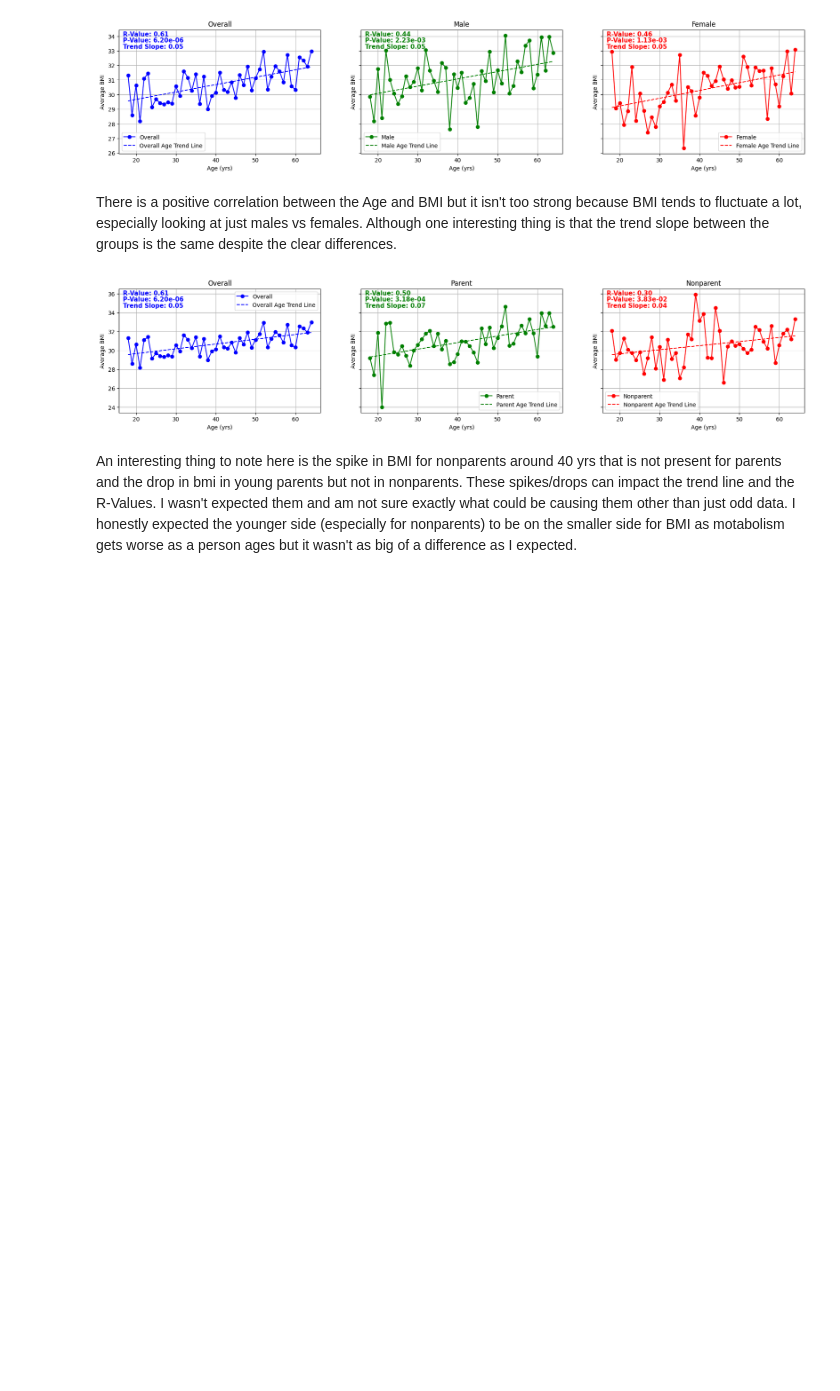
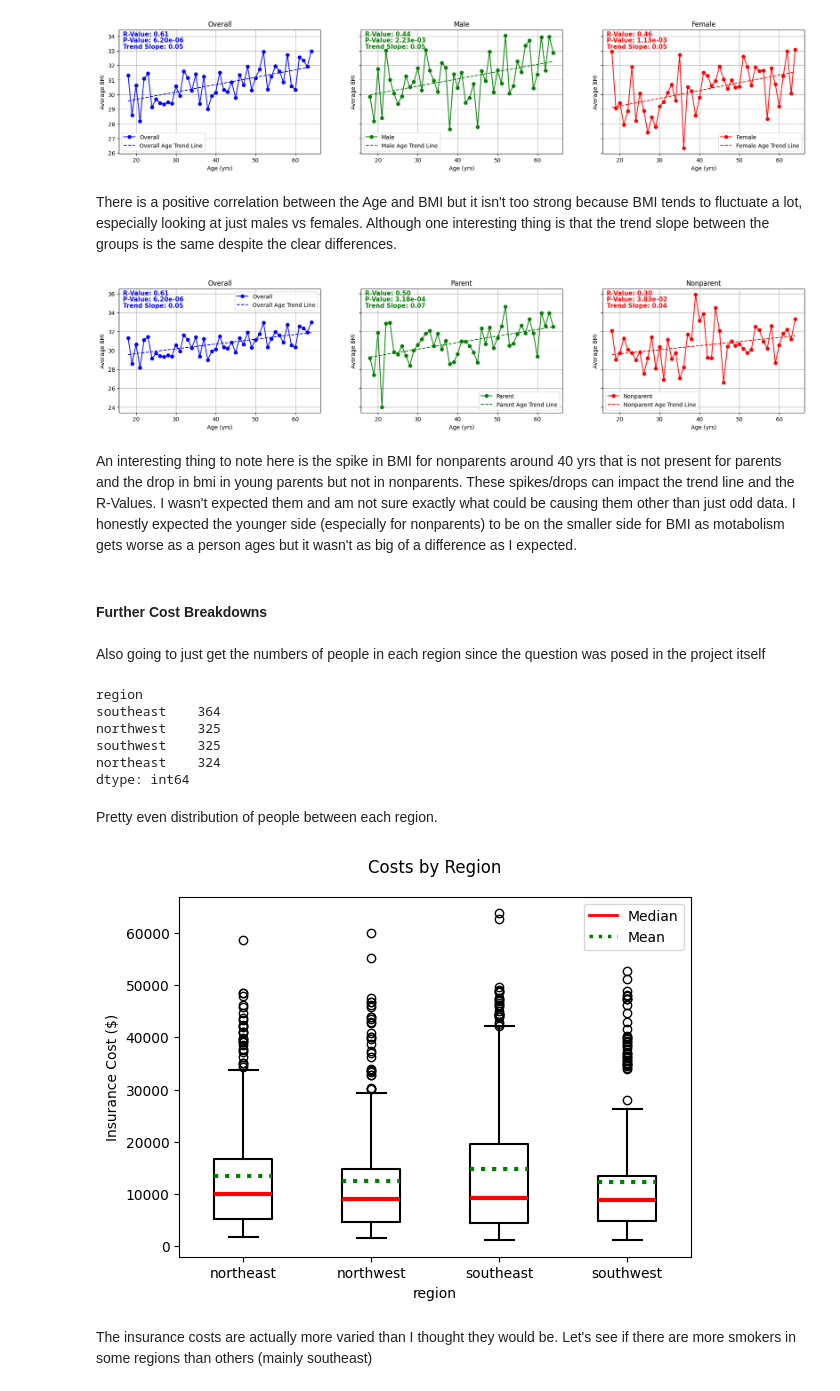
Before and after one commit to LucasCroslyn/CodingProblems, a Jupyter notebook: CodeCademy/Data Science Foundations Skill Path/Medical Insurance Full Project/us-medical-insurance-costs.ipynb, the cells around one changed output. Saved outputs shown, nothing was run; the diff lists cells and outputs as text; code cells hidden in the pictures; blank space fills up the shorter version.

Commit message:
Finished Region + Cost analysis

```diff
--- a/CodeCademy/Data Science Foundations Skill Path/Medical Insurance Full Project/us-medical-insurance-costs.ipynb
+++ b/CodeCademy/Data Science Foundations Skill Path/Medical Insurance Full Project/us-medical-insurance-costs.ipynb
@@ -282,3 +282,29 @@ for ax, (group, data) in zip(axs, avg_bmi_age_parent.items()):
 [figure]
 # %% [markdown]
 An interesting thing to note here is the spike in BMI for nonparents around 40 yrs that is not present for parents and the drop in bmi in young parents but not in nonparents. These spikes/drops can impact the trend line and the R-Values. I wasn't expected them and am not sure exactly what could be causing them other than just odd data. I honestly expected the younger side (especially for nonparents) to be on the smaller side for BMI as motabolism gets worse as a person ages but it wasn't as big of a difference as I expected.
+# %% [markdown]
+#### Further Cost Breakdowns
+# %% [markdown]
+Also going to just get the numbers of people in each region since the question was posed in the project itself
+# %%
+insurance_data.groupby("region").size().sort_values(ascending=False)
+# %% [output]
+region
+southeast    364
+northwest    325
+southwest    325
+northeast    324
+dtype: int64
+# %% [markdown]
+Pretty even distribution of people between each region.
+# %%
+insurance_data.boxplot(column="charges", by="region", grid=False, showmeans=True, meanline=True, boxprops=boxprops, whiskerprops=boxprops, medianprops=medianprops, meanprops=meanprops, capprops=boxprops)
+plt.suptitle("Costs by Region")
+plt.title("")
+plt.legend(handles=[median_line, mean_line])
+plt.ylabel("Insurance Cost ($)")
+plt.show()
+# %% [output]
+[figure, added]
+# %% [markdown]
+The insurance costs are actually more varied than I thought they would be. Let's see if there are more smokers in some regions than others (mainly southeast)
```
Also changed, not shown: parts of 18 cells of this notebook.
